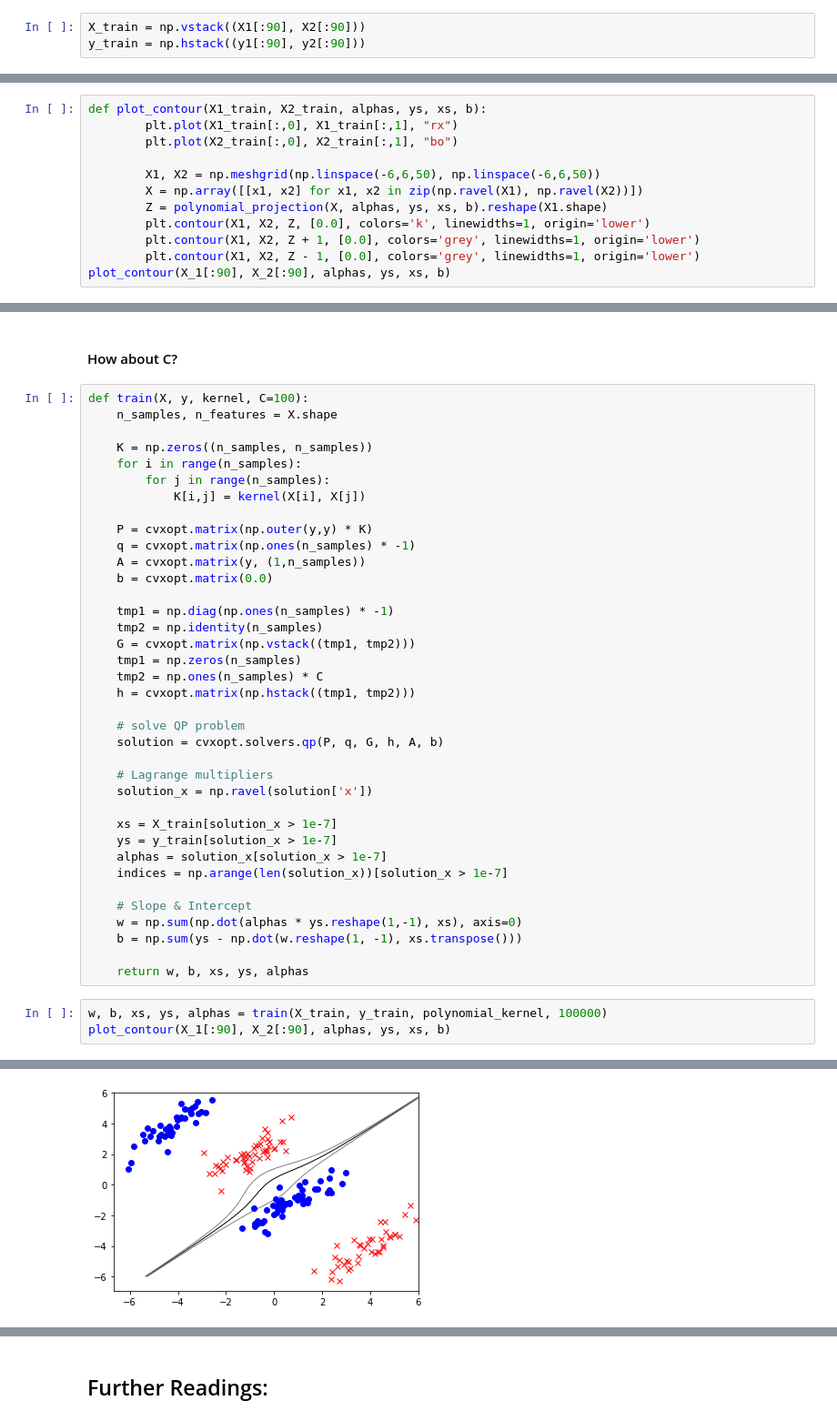
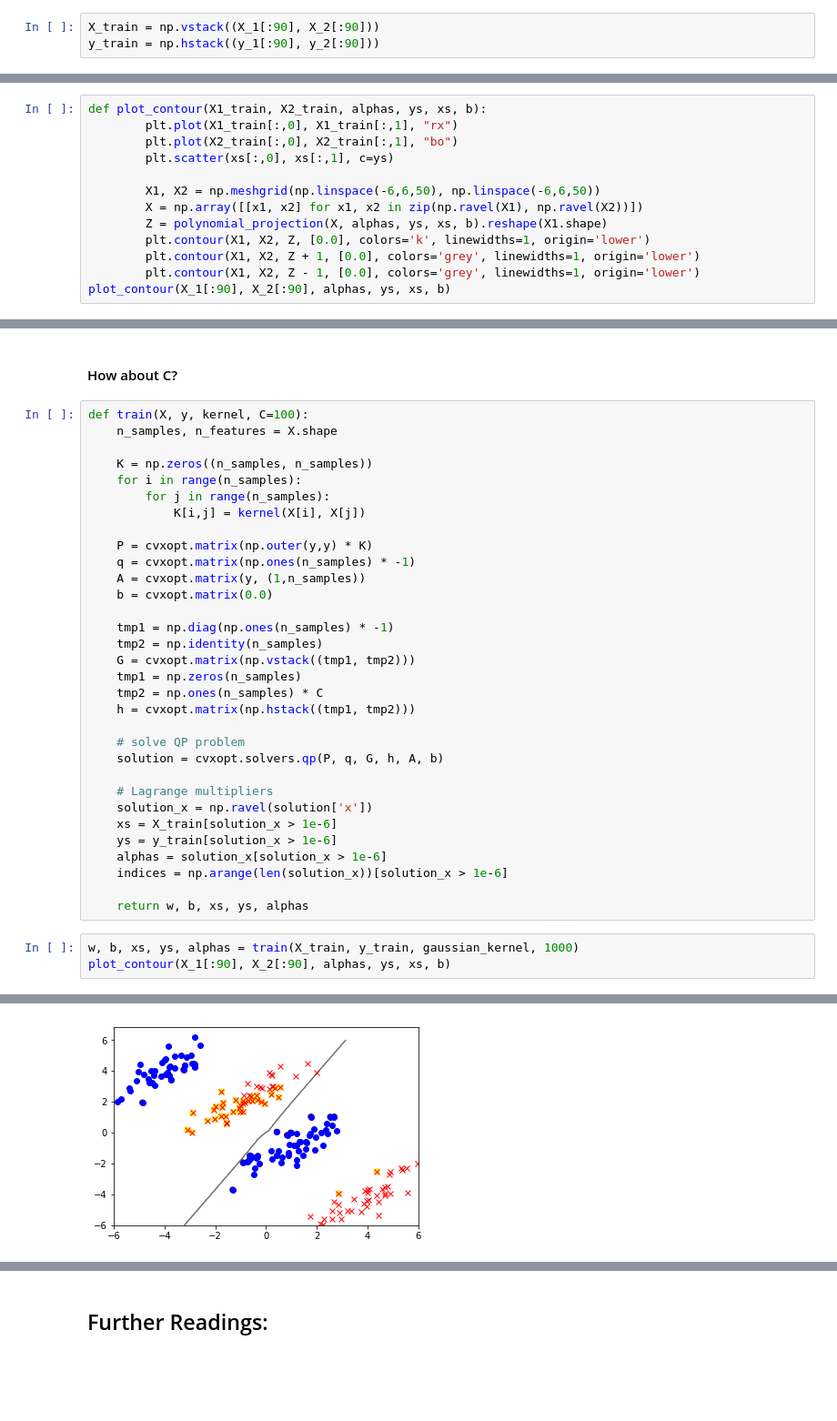
Before and after one commit to mustafa-qamaruddin/ml-course, a Jupyter notebook: Module 005.ipynb, the cells around one changed output, grey strips where cells are left out. Shown at 91% size. Cells and saved outputs as stored; diff of their text form; blank space fills up the shorter version.

```diff
--- a/Module 005.ipynb
+++ b/Module 005.ipynb
@@ -407,8 +413,8 @@ def train(X, y, kernel):
 
     return w, b, xs, ys, alphas
 # %%
-X_train = np.vstack((X1[:90], X2[:90]))
-y_train = np.hstack((y1[:90], y2[:90]))
+X_train = np.vstack((X_1[:90], X_2[:90]))
+y_train = np.hstack((y_1[:90], y_2[:90]))
 # %%
 def linear_kernel(x1, x2):
     return np.dot(x1, x2)
@@ -472,6 +514,7 @@ array([16.10719836])
 def plot_contour(X1_train, X2_train, alphas, ys, xs, b):
         plt.plot(X1_train[:,0], X1_train[:,1], "rx")
         plt.plot(X2_train[:,0], X2_train[:,1], "bo")
+        plt.scatter(xs[:,0], xs[:,1], c=ys)
 
         X1, X2 = np.meshgrid(np.linspace(-6,6,50), np.linspace(-6,6,50))
         X = np.array([[x1, x2] for x1, x2 in zip(np.ravel(X1), np.ravel(X2))])
@@ -533,19 +578,14 @@ def train(X, y, kernel, C=100):
 
     # Lagrange multipliers
     solution_x = np.ravel(solution['x'])
-
-    xs = X_train[solution_x > 1e-7]
-    ys = y_train[solution_x > 1e-7]
-    alphas = solution_x[solution_x > 1e-7]
-    indices = np.arange(len(solution_x))[solution_x > 1e-7]
-
-    # Slope & Intercept
-    w = np.sum(np.dot(alphas * ys.reshape(1,-1), xs), axis=0)
-    b = np.sum(ys - np.dot(w.reshape(1, -1), xs.transpose()))
+    xs = X_train[solution_x > 1e-6]
+    ys = y_train[solution_x > 1e-6]
+    alphas = solution_x[solution_x > 1e-6]
+    indices = np.arange(len(solution_x))[solution_x > 1e-6]
 
     return w, b, xs, ys, alphas
 # %%
-w, b, xs, ys, alphas = train(X_train, y_train, polynomial_kernel, 100000)
+w, b, xs, ys, alphas = train(X_train, y_train, gaussian_kernel, 1000)
 plot_contour(X_1[:90], X_2[:90], alphas, ys, xs, b)
 # %% [output]
      pcost       dcost       gap    pres   dres
@@ -567,2 +607,2 @@ plot_contour(X_1[:90], X_2[:90], alphas, ys, xs, b)
 Optimal solution found.
-[figure, old version]
+[figure, new version]
```
Also changed, not shown: parts of 25 cells of this notebook.
